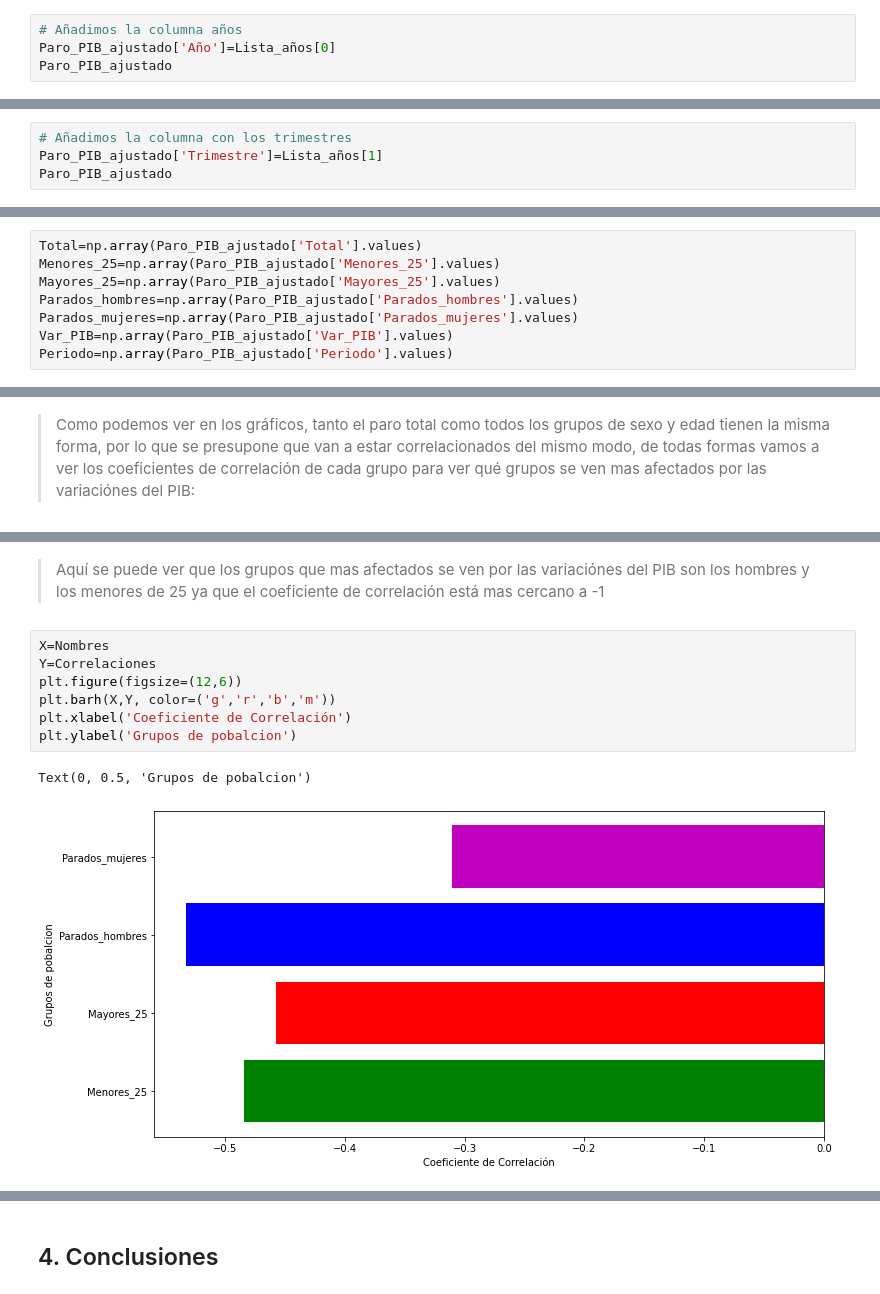
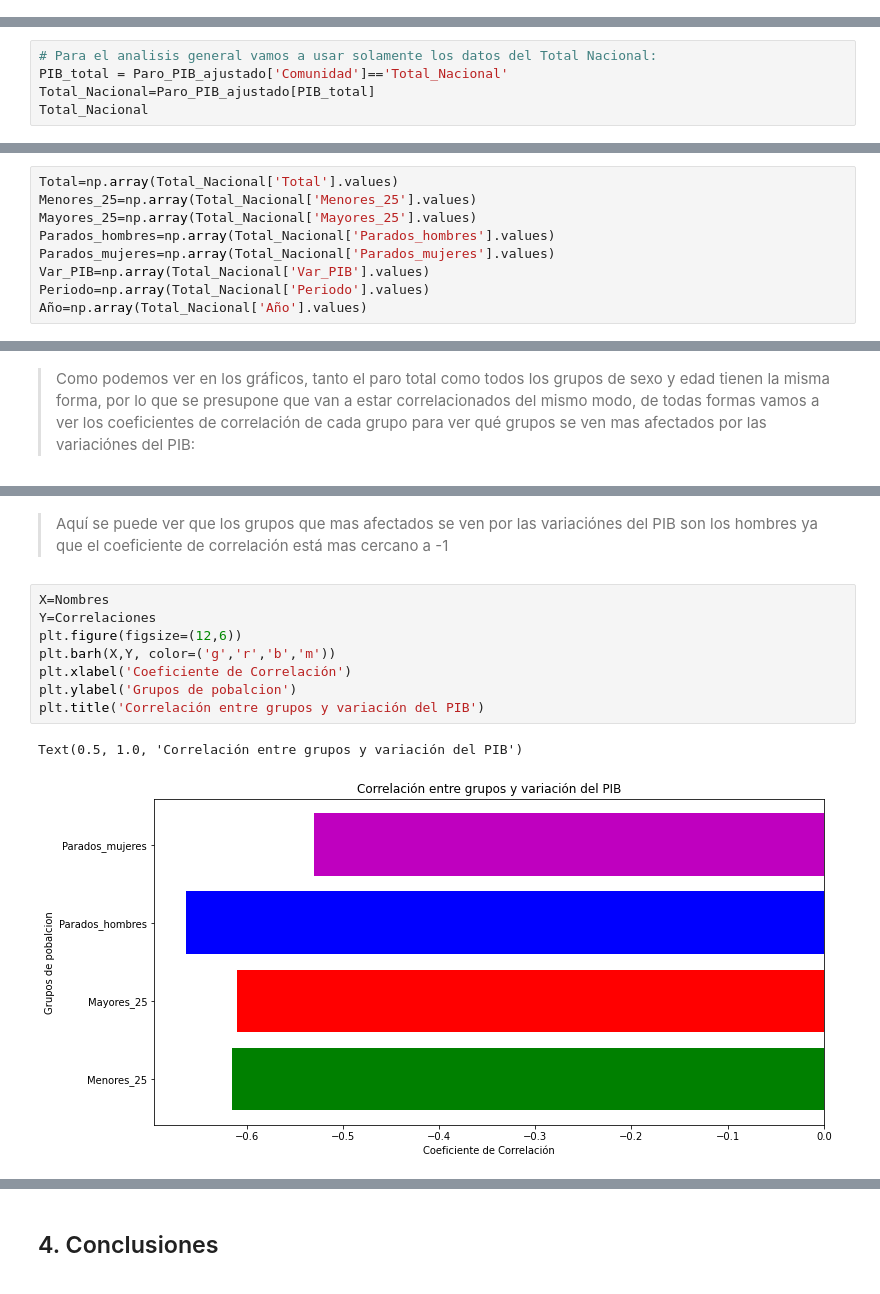
Before and after one commit to Jose30L/EDA-Variaci-n-del-PIB-y-tasa-de-paro, a Jupyter notebook: EDA/EDA.ipynb, the cells around one changed output, grey strips where cells are left out. Cells and saved outputs as stored; diff of their text form.

```diff
--- a/EDA/EDA.ipynb
+++ b/EDA/EDA.ipynb
@@ -360,4 +490,0 @@ Name: 0, Length: 1440, dtype: object
-# %%
-# Añadimos la columna años
-Paro_PIB_ajustado['Año']=Lista_años[0]
-Paro_PIB_ajustado
@@ -378,4 +490,0 @@ Paro_PIB_ajustado
-# %%
-# Añadimos la columna con los trimestres
-Paro_PIB_ajustado['Trimestre']=Lista_años[1]
-Paro_PIB_ajustado
@@ -437,3 +532,8 @@ Paro_PIB_ajustado.describe(include='float64')
 | 50% | 14.795000 | 33.675000 | 13.230000 | 12.980000 | 16.810000 | 0.867850 |
 | 75% | 21.005000 | 46.625000 | 18.975000 | 19.560000 | 23.715000 | 1.529675 |
 | max | 39.190000 | 90.350000 | 37.210000 | 39.890000 | 55.280000 | 2.330400 |
+# %%
+# Para el analisis general vamos a usar solamente los datos del Total Nacional:
+PIB_total = Paro_PIB_ajustado['Comunidad']=='Total_Nacional'
+Total_Nacional=Paro_PIB_ajustado[PIB_total]
+Total_Nacional
@@ -440,11 +554,12 @@ Paro_PIB_ajustado.describe(include='float64')
 # %%
-Total=np.array(Paro_PIB_ajustado['Total'].values)
-Menores_25=np.array(Paro_PIB_ajustado['Menores_25'].values)
-Mayores_25=np.array(Paro_PIB_ajustado['Mayores_25'].values)
-Parados_hombres=np.array(Paro_PIB_ajustado['Parados_hombres'].values)
-Parados_mujeres=np.array(Paro_PIB_ajustado['Parados_mujeres'].values)
-Var_PIB=np.array(Paro_PIB_ajustado['Var_PIB'].values)
-Periodo=np.array(Paro_PIB_ajustado['Periodo'].values)
+Total=np.array(Total_Nacional['Total'].values)
+Menores_25=np.array(Total_Nacional['Menores_25'].values)
+Mayores_25=np.array(Total_Nacional['Mayores_25'].values)
+Parados_hombres=np.array(Total_Nacional['Parados_hombres'].values)
+Parados_mujeres=np.array(Total_Nacional['Parados_mujeres'].values)
+Var_PIB=np.array(Total_Nacional['Var_PIB'].values)
+Periodo=np.array(Total_Nacional['Periodo'].values)
+Año=np.array(Total_Nacional['Año'].values)
 # %%
 print(Total)
 print(Menores_25)
@@ -565,12 +677,13 @@ Para el grupo Parados_mujeres el coeficiente de correlación entre la variación
 # %% [markdown]
-> Aquí se puede ver que los grupos que mas afectados se ven por las variaciónes del PIB son los hombres y los menores de 25 ya que el coeficiente de correlación está mas cercano a -1
+> Aquí se puede ver que los grupos que mas afectados se ven por las variaciónes del PIB son los hombres ya que el coeficiente de correlación está mas cercano a -1
 # %%
 X=Nombres
 Y=Correlaciones
 plt.figure(figsize=(12,6))
 plt.barh(X,Y, color=('g','r','b','m'))
 plt.xlabel('Coeficiente de Correlación')
 plt.ylabel('Grupos de pobalcion')
+plt.title('Correlación entre grupos y variación del PIB')
 # %% [output]
-Text(0, 0.5, 'Grupos de pobalcion')
+Text(0.5, 1.0, 'Correlación entre grupos y variación del PIB')
-[figure, old version]
+[figure, new version]
```
Also changed, not shown: parts of 117 cells of this notebook.
